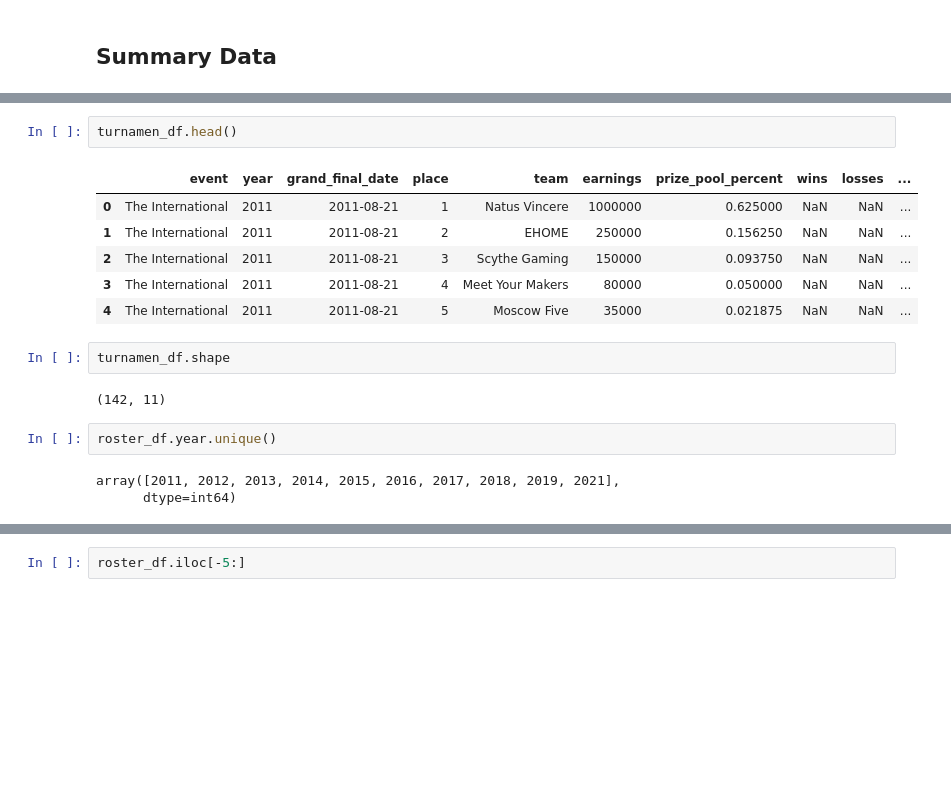
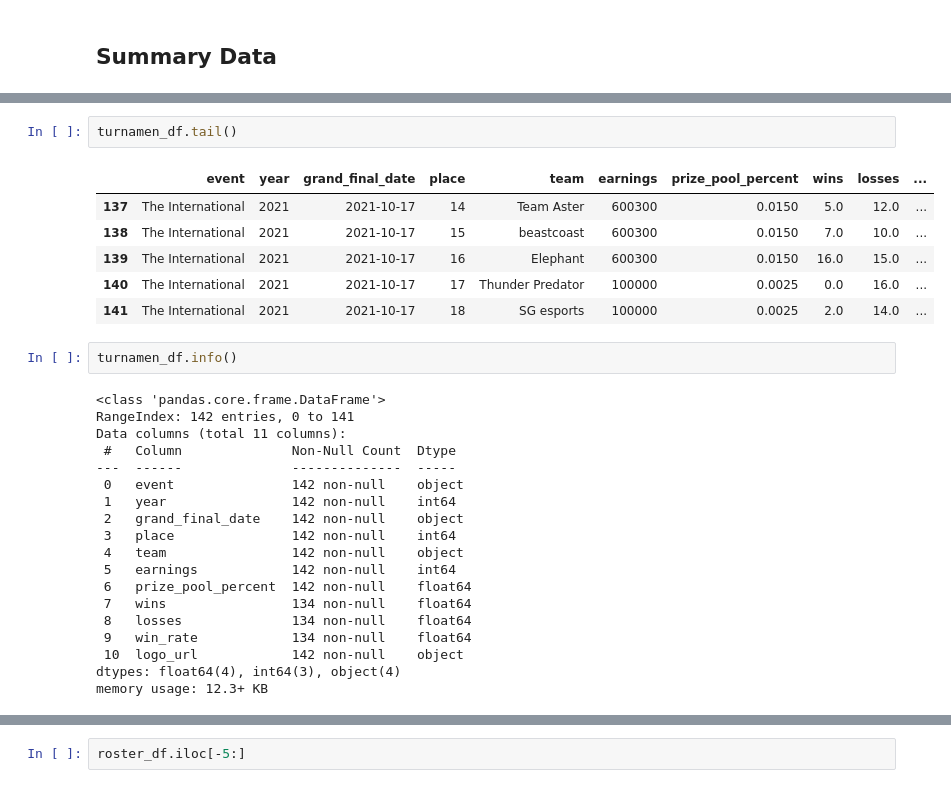
Before and after one commit to royandhika/the_international_trial, a Jupyter notebook: the_internationals.ipynb, the cells around one changed output, grey strips where cells are left out. Saved outputs shown, nothing was run; the diff lists cells and outputs as text; blank space fills up the shorter version.

```diff
--- a/the_internationals.ipynb
+++ b/the_internationals.ipynb
@@ -27,18 +68,30 @@ roster_df.shape
 # %%
-turnamen_df.head()
+turnamen_df.tail()
 # %% [output]
 |  | event | year | grand_final_date | place | team | earnings | prize_pool_percent | wins | losses | ... |
-| 0 | The International | 2011 | 2011-08-21 | 1 | Natus Vincere | 1000000 | 0.625000 | NaN | NaN | ... |
-| 1 | The International | 2011 | 2011-08-21 | 2 | EHOME | 250000 | 0.156250 | NaN | NaN | ... |
-| 2 | The International | 2011 | 2011-08-21 | 3 | Scythe Gaming | 150000 | 0.093750 | NaN | NaN | ... |
-| 3 | The International | 2011 | 2011-08-21 | 4 | Meet Your Makers | 80000 | 0.050000 | NaN | NaN | ... |
-| 4 | The International | 2011 | 2011-08-21 | 5 | Moscow Five | 35000 | 0.021875 | NaN | NaN | ... |
+| 137 | The International | 2021 | 2021-10-17 | 14 | Team Aster | 600300 | 0.0150 | 5.0 | 12.0 | ... |
+| 138 | The International | 2021 | 2021-10-17 | 15 | beastcoast | 600300 | 0.0150 | 7.0 | 10.0 | ... |
+| 139 | The International | 2021 | 2021-10-17 | 16 | Elephant | 600300 | 0.0150 | 16.0 | 15.0 | ... |
+| 140 | The International | 2021 | 2021-10-17 | 17 | Thunder Predator | 100000 | 0.0025 | 0.0 | 16.0 | ... |
+| 141 | The International | 2021 | 2021-10-17 | 18 | SG esports | 100000 | 0.0025 | 2.0 | 14.0 | ... |
-# %%
-turnamen_df.shape
-# %% [output]
-(142, 11)
-# %%
-roster_df.year.unique()
-# %% [output]
-array([2011, 2012, 2013, 2014, 2015, 2016, 2017, 2018, 2019, 2021],
-      dtype=int64)
+# %%
+turnamen_df.info()
+# %% [output]
+<class 'pandas.core.frame.DataFrame'>
+RangeIndex: 142 entries, 0 to 141
+Data columns (total 11 columns):
+ #   Column              Non-Null Count  Dtype
+---  ------              --------------  -----
+ 0   event               142 non-null    object
+ 1   year                142 non-null    int64
+ 2   grand_final_date    142 non-null    object
+ 3   place               142 non-null    int64
+ 4   team                142 non-null    object
+ 5   earnings            142 non-null    int64
+ 6   prize_pool_percent  142 non-null    float64
+ 7   wins                134 non-null    float64
+ 8   losses              134 non-null    float64
+ 9   win_rate            134 non-null    float64
+ 10  logo_url            142 non-null    object
+dtypes: float64(4), int64(3), object(4)
+memory usage: 12.3+ KB
```
Also changed, not shown: parts of 30 cells of this notebook.
